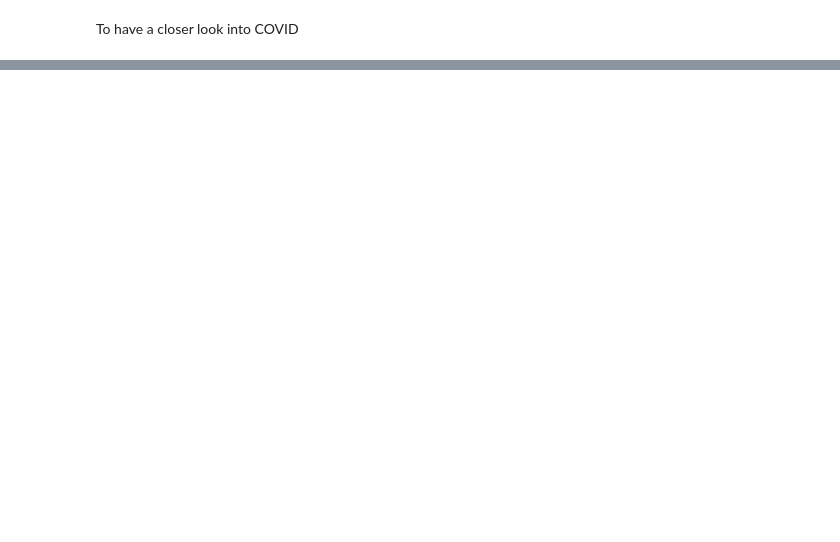
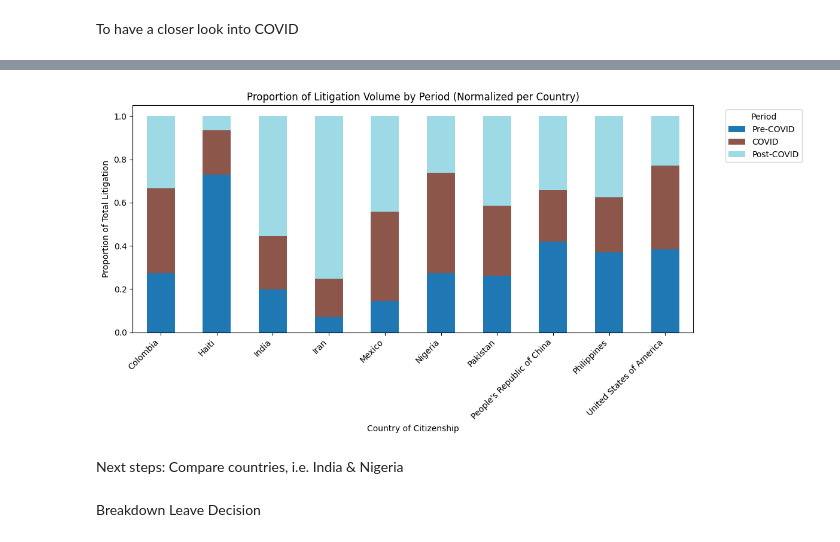
Before and after one commit to ismailbhinder/Public-Transparency-for-Immigration-Law-Canada, a Jupyter notebook: EDA.ipynb, the cells around one changed output, grey strips where cells are left out. Saved outputs shown, nothing was run; the diff lists cells and outputs as text; code cells hidden in the pictures; blank space fills up the shorter version.

```diff
--- a/EDA.ipynb
+++ b/EDA.ipynb
@@ -170,0 +190,27 @@ plt.show()
+# %%
+# group by country and period, sum litigation count
+grouped = (
+    top_10.groupby(['Country of Citizenship', 'Period'])['LIT Litigation Count']
+    .sum()
+    .unstack(fill_value=0)
+    .reindex(columns=['Pre-COVID', 'COVID', 'Post-COVID'])  # enforce order
+)
+
+# normalize so each country's total = 1
+grouped_norm = grouped.div(grouped.sum(axis=1), axis=0)
+# %%
+# plot normalized as stacked bar chart
+grouped_norm.plot(kind='bar', stacked=True, figsize=(12,6), colormap='tab20')
+plt.title('Proportion of Litigation Volume by Period (Normalized per Country)')
+plt.xlabel('Country of Citizenship')
+plt.ylabel('Proportion of Total Litigation')
+plt.xticks(rotation=45, ha='right')
+plt.legend(title='Period', bbox_to_anchor=(1.05, 1), loc='upper left')
+plt.tight_layout()
+plt.show()
+# %% [output]
+[figure, added]
+# %% [markdown]
+Next steps: Compare countries, i.e. India & Nigeria
+# %% [markdown]
+Breakdown Leave Decision
```
Also changed, not shown: parts of 28 cells of this notebook.
